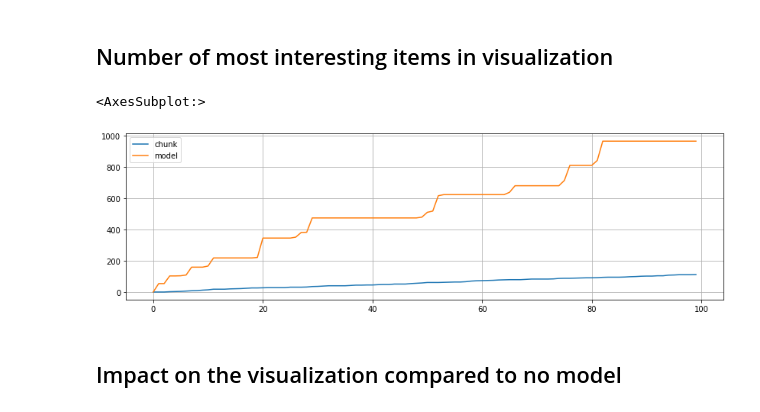
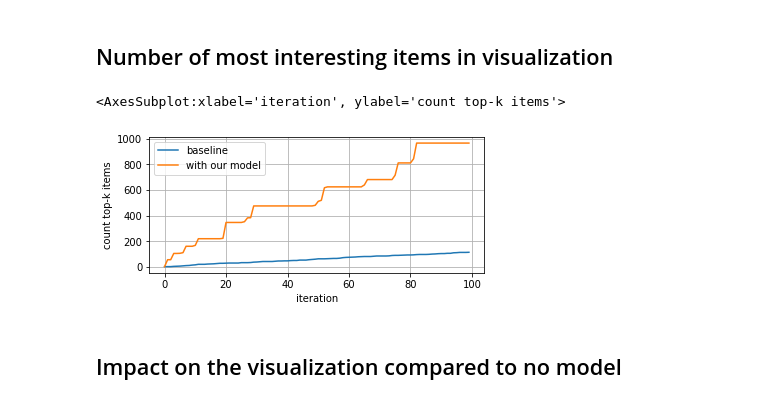
Before and after one commit to vis-au/prointerest, a Jupyter notebook: server/benchmarks/benchmarks.ipynb, the cells around one changed output. Cells and saved outputs as stored; diff of their text form; code cells hidden in the pictures.

```diff
--- a/server/benchmarks/benchmarks.ipynb
+++ b/server/benchmarks/benchmarks.ipynb
@@ -228,34 +233,34 @@ join_df.groupby("chunk_no")[["chunk_err", "model_err"]].mean().plot()
 # %%
 import numpy as np
 import pandas as pd
 
 # monolithic_df = pd.read_csv("./monolithic.csv", index_col="id")
 # chunked_df = pd.read_csv("chunked.csv", index_col="id")
 # model_df = pd.read_csv("model.csv", index_col="id")
 
 K = 1000
 
 sort_by_doi_mono = np.argsort(monolithic_df["doi"])
 sorted_df = monolithic_df.iloc[sort_by_doi_mono][::-1]
 top_k_ids = sorted_df[:K].index
 
 model_df["chunk_no"] = np.arange(len(model_df)) // CHUNK_SIZE
 chunked_df["chunk_no"] = np.arange(len(chunked_df)) // CHUNK_SIZE
 
 top_k_in_chunk = []
 top_k_in_model = []
 
 for i in range(N_CHUNKS):
   ids_in_chunk = chunked_df[chunked_df["chunk_no"] <= i].index
   ids_in_model = model_df[model_df["chunk_no"] <= i].index
 
   top_k_in_chunk += [ids_in_chunk.isin(top_k_ids).sum()]
   top_k_in_model += [ids_in_model.isin(top_k_ids).sum()]
 
-pd.DataFrame(np.array([top_k_in_chunk, top_k_in_model]).T, columns=["chunk", "model"]).plot(grid=True, figsize=(14, 4))
+pd.DataFrame(np.array([top_k_in_chunk, top_k_in_model]).T, columns=["baseline", "with our model"]).plot(grid=True, figsize=(6, 2.5), xlabel="iteration", ylabel="count top-k items")
 # %% [output]
-<AxesSubplot:>
+<AxesSubplot:xlabel='iteration', ylabel='count top-k items'>
-[figure, old version]
+[figure, new version]
 # %% [markdown]
 ## Impact on the visualization compared to no model
 # %% [markdown]
```
Also changed, not shown: parts of 5 cells of this notebook.
